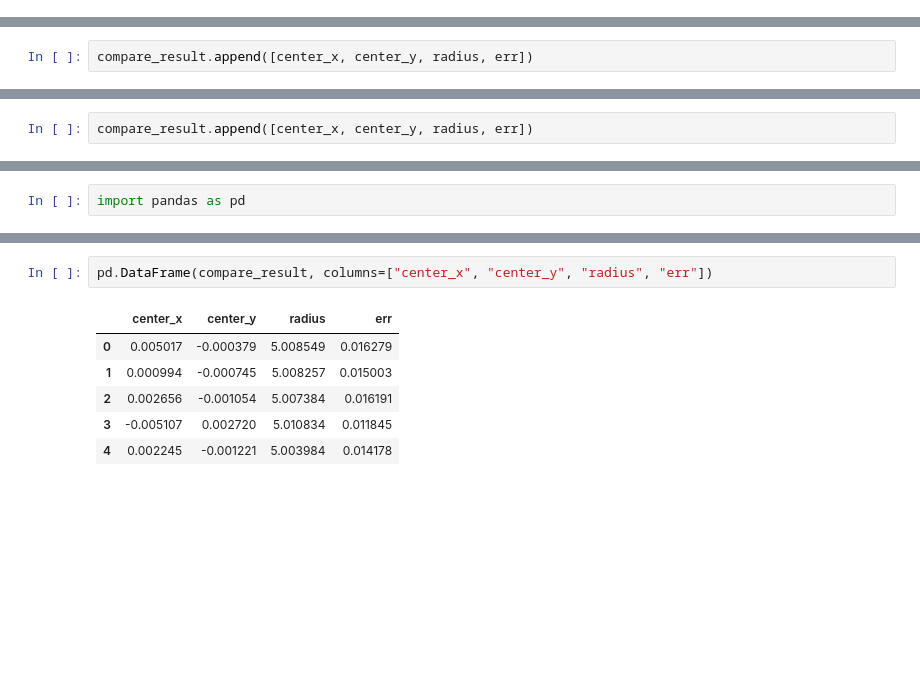
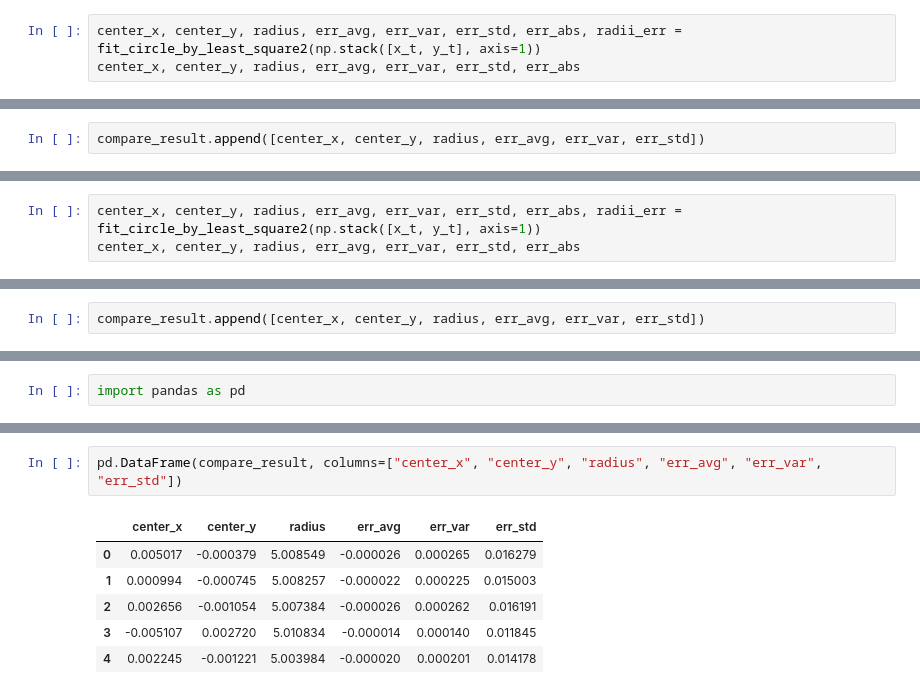
Before and after one commit to NagatoYuki0943/ML, a Jupyter notebook: code/other_algorithm/least_squares/fit_circle_by_least_square.ipynb, the cells around one changed output, grey strips where cells are left out. Drawn from its saved outputs; the diff is of its cells as text; blank space fills up the shorter version.

Commit message:
update fit circle by least square

```diff
--- a/code/other_algorithm/least_squares/fit_circle_by_least_square.ipynb
+++ b/code/other_algorithm/least_squares/fit_circle_by_least_square.ipynb
@@ -335,0 +443,3 @@ center_x, center_y, radius, err
+# %%
+center_x, center_y, radius, err_avg, err_var, err_std, err_abs, radii_err = fit_circle_by_least_square2(np.stack([x_t, y_t], axis=1))
+center_x, center_y, radius, err_avg, err_var, err_std, err_abs
@@ -336,5 +457,5 @@ center_x, center_y, radius, err
 # %%
-compare_result.append([center_x, center_y, radius, err])
+compare_result.append([center_x, center_y, radius, err_avg, err_var, err_std])
 # %%
 # 可视化圆上的点
 plt.figure(figsize=(6, 6))
@@ -393,0 +518,3 @@ center_x, center_y, radius, err
+# %%
+center_x, center_y, radius, err_avg, err_var, err_std, err_abs, radii_err = fit_circle_by_least_square2(np.stack([x_t, y_t], axis=1))
+center_x, center_y, radius, err_avg, err_var, err_std, err_abs
@@ -394,5 +538,5 @@ center_x, center_y, radius, err
 # %%
-compare_result.append([center_x, center_y, radius, err])
+compare_result.append([center_x, center_y, radius, err_avg, err_var, err_std])
 # %%
 # 可视化圆上的点
 plt.figure(figsize=(6, 6))
@@ -434,10 +575,10 @@ compare_result
   0.01417758046249247]]
 # %%
-pd.DataFrame(compare_result, columns=["center_x", "center_y", "radius", "err"])
+pd.DataFrame(compare_result, columns=["center_x", "center_y", "radius", "err_avg", "err_var", "err_std"])
 # %% [output]
-|  | center_x | center_y | radius | err |
-| 0 | 0.005017 | -0.000379 | 5.008549 | 0.016279 |
-| 1 | 0.000994 | -0.000745 | 5.008257 | 0.015003 |
-| 2 | 0.002656 | -0.001054 | 5.007384 | 0.016191 |
-| 3 | -0.005107 | 0.002720 | 5.010834 | 0.011845 |
-| 4 | 0.002245 | -0.001221 | 5.003984 | 0.014178 |
+|  | center_x | center_y | radius | err_avg | err_var | err_std |
+| 0 | 0.005017 | -0.000379 | 5.008549 | -0.000026 | 0.000265 | 0.016279 |
+| 1 | 0.000994 | -0.000745 | 5.008257 | -0.000022 | 0.000225 | 0.015003 |
+| 2 | 0.002656 | -0.001054 | 5.007384 | -0.000026 | 0.000262 | 0.016191 |
+| 3 | -0.005107 | 0.002720 | 5.010834 | -0.000014 | 0.000140 | 0.011845 |
+| 4 | 0.002245 | -0.001221 | 5.003984 | -0.000020 | 0.000201 | 0.014178 |
```
Also changed, not shown: parts of 26 cells of this notebook.
